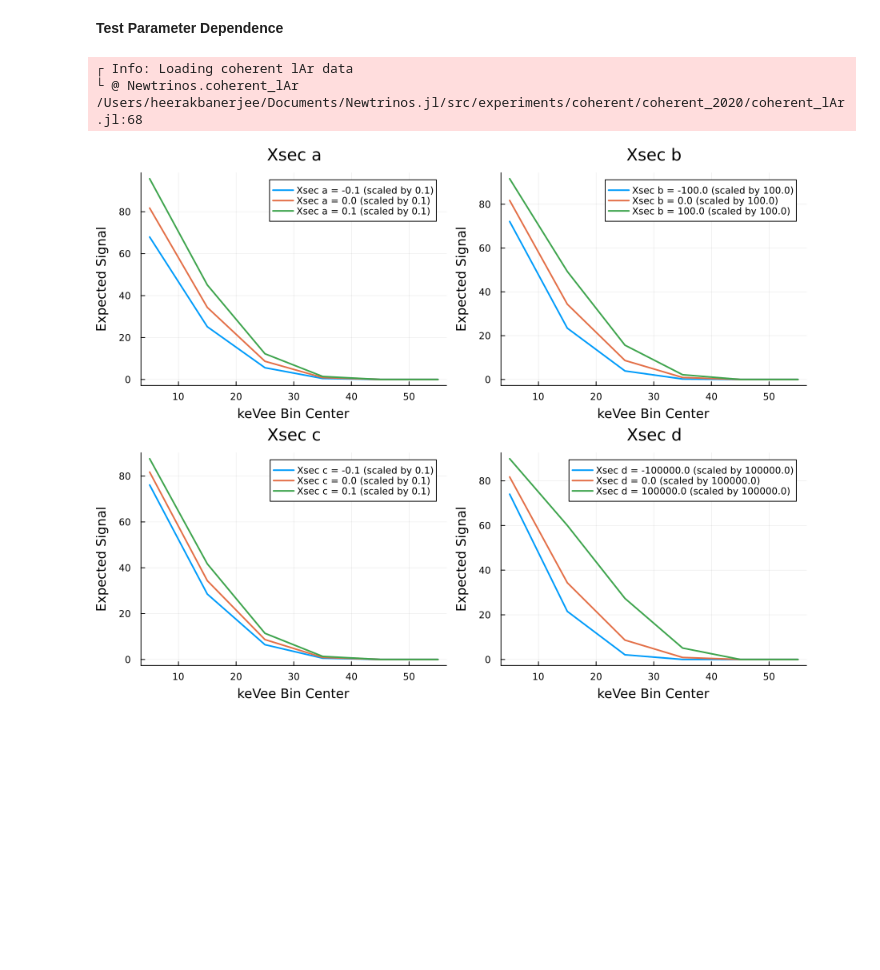
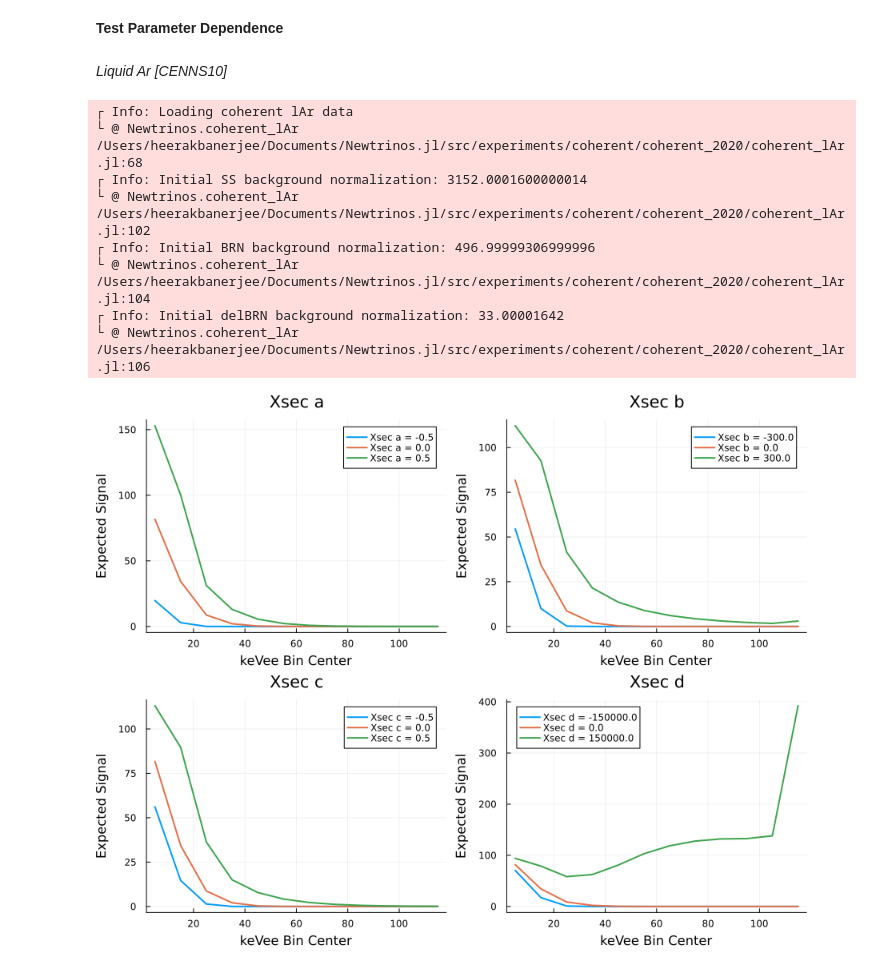
Before and after one commit to davschu/Newtrinos.jl, a Jupyter notebook: cevns_test.ipynb, the cells around one changed output. Cells and saved outputs as stored; diff of their text form; code cells hidden in the pictures; blank space fills up the shorter version.

```diff
--- a/cevns_test.ipynb
+++ b/cevns_test.ipynb
@@ -148,34 +148,42 @@ Total SS background counts: 1286.0
 # %% [markdown]
 **Test Parameter Dependence**
+# %% [markdown]
+*Liquid Ar [CENNS10]*
 # %%
 # lAr: 2x2 plot palette for expected signal vs out_centers, varying cevns_xsec_a, b, c, d in [-1, 1]
 
 physics = (sns_flux = Newtrinos.sns_flux.configure(),)
 e = Newtrinos.coherent_lAr.configure(physics)
 p_nom = Newtrinos.get_params(e)
 out_centers = e.assets.out_centers
 
 param_syms = [:cevns_xsec_a, :cevns_xsec_b, :cevns_xsec_c, :cevns_xsec_d]
 param_labels = ["Xsec a", "Xsec b", "Xsec c", "Xsec d"]
-param_scales = [0.1, 1e2, 0.1, 1e5]  # scaling for a, b, c, d
+param_scales = [0.5, 3e2, 0.5, 1.5e5]  # scaling for a, b, c, d
 
 plots = []
 for (i, sym) in enumerate(param_syms)
     plt = plot()  # Initialize a new plot for each parameter
     for val in [-1.0, 0.0, 1.0]
         p = deepcopy(p_nom)
         p = merge(p, (sym => val * param_scales[i],))
-        label_str = param_scales[i] == 1 ? "$(param_labels[i]) = $val" : "$(param_labels[i]) = $(val * param_scales[i]) (scaled by $(param_scales[i]))"
+        label_str = param_scales[i] == 1 ? "$(param_labels[i]) = $val" : "$(param_labels[i]) = $(val * param_scales[i])"
         plot!(plt, out_centers, Newtrinos.coherent_lAr.get_expected(p, e.physics, e.assets), label=label_str, lw=2)
     end
     plot!(plt, xlabel="keVee Bin Center", ylabel="Expected Signal", title=param_labels[i])
     push!(plots, plt)
 end
 plot(plots..., layout=(2,2), size=(900,700))
 # %% [output]
 ┌ Info: Loading coherent lAr data
 └ @ Newtrinos.coherent_lAr /Users/heerakbanerjee/Documents/Newtrinos.jl/src/experiments/coherent/coherent_2020/coherent_lAr.jl:68
+┌ Info: Initial SS background normalization: 3152.0001600000014
+└ @ Newtrinos.coherent_lAr /Users/heerakbanerjee/Documents/Newtrinos.jl/src/experiments/coherent/coherent_2020/coherent_lAr.jl:102
+┌ Info: Initial BRN background normalization: 496.99999306999996
+└ @ Newtrinos.coherent_lAr /Users/heerakbanerjee/Documents/Newtrinos.jl/src/experiments/coherent/coherent_2020/coherent_lAr.jl:104
+┌ Info: Initial delBRN background normalization: 33.00001642
+└ @ Newtrinos.coherent_lAr /Users/heerakbanerjee/Documents/Newtrinos.jl/src/experiments/coherent/coherent_2020/coherent_lAr.jl:106
-[figure, old version]
+[figure, new version]
 # %%
 # CsI: 2x2 plot palette for expected signal vs out_centers, scaling b and d for testing
 
```
Also changed, not shown: parts of 7 cells of this notebook, 2 other files.
